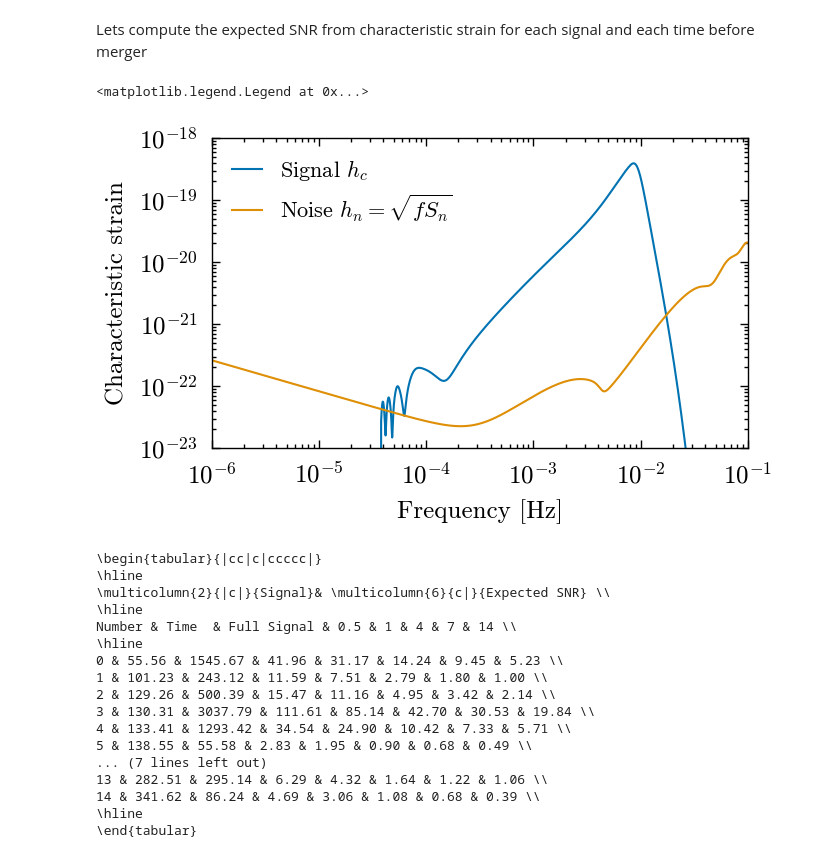
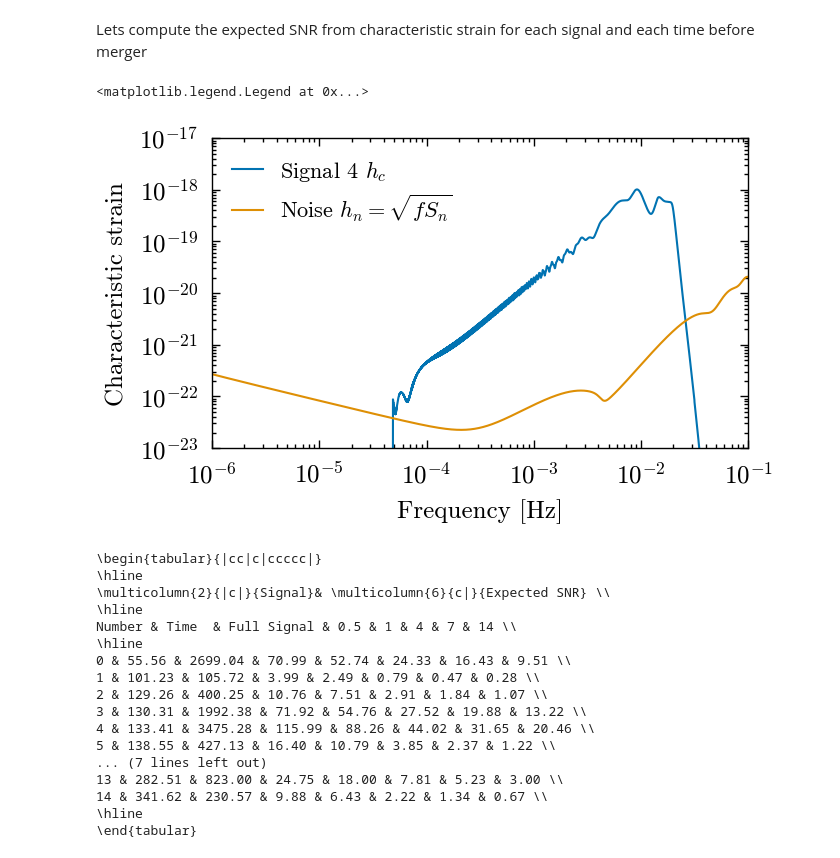
Before and after one commit to icg-gravwaves/lisa_premerger_sangria, a Jupyter notebook: estimate_psds/characteristic_strain.ipynb, the cells around one changed output. Cells and saved outputs as stored; diff of their text form; code cells hidden in the pictures.

```diff
--- a/estimate_psds/characteristic_strain.ipynb
+++ b/estimate_psds/characteristic_strain.ipynb
@@ -47,17 +45,25 @@ time_before_colors[0] = 'k'
 # %%
 
 hc_all = {}
-# lets just use mbhb 4 as an example
+
+
 signals = range(15)
 with h5py.File('characteristic_strain/collected_characteristic_strain.hdf','r') as ccsf:
     freqs = ccsf['frequencies'][:]
+    valid = freqs > 0
+    freqs = freqs[valid]
     delta_f = ccsf.attrs['delta_f']
+
     for sig_num in signals:
         print(f'Signal {sig_num}')
         hc_all[sig_num] = {}
+        grp = ccsf[str(sig_num)]
         for cutoff_day in cutoff_days + [0]:
             hc_all[sig_num][cutoff_day] = \
-                ccsf[str(sig_num)][str(cutoff_day).replace('.','p')][:]
+                np.sqrt(
+                    grp[str(cutoff_day).replace('.','p') + '_A'][valid] ** 2 +
+                    grp[str(cutoff_day).replace('.','p') + '_E'][valid] ** 2
+                )
 # %% [output]
 Signal 0
 Signal 1
@@ -86,22 +92,22 @@ psd[0] = 0
 psd.resize(len(freqs))
 # %%
 
-
+example_signal = 4
 # Plot an example
 hn = np.sqrt(freqs * psd)  # characteristic noise curve
 
 fig, ax  = plt.subplots(1)
 print
-ax.loglog(freqs, hc_all[4][0], label='Signal $h_c$')
+ax.loglog(freqs, hc_all[example_signal][0], label=f'Signal {example_signal} $h_c$')
 ax.loglog(freqs, hn, label='Noise $h_n = \sqrt{f S_n}$')
 ax.set_xlabel('Frequency [Hz]')
 ax.set_ylabel('Characteristic strain')
-ax.set_ylim(1e-23, 1e-18)
+ax.set_ylim(1e-23, 1e-17)
 ax.set_xlim(1e-6, 0.1)
-ax.legend()
+ax.legend(loc='upper left')
 # %% [output]
 <matplotlib.legend.Legend at 0x...>
-[figure, old version]
+[figure, new version]
 # %%
 # Get the truth times
 import ldc.io.hdf5 as hdfio
@@ -122,7 +128,7 @@ for sig_num, days in zip(signals, truth_times_days):
     table_row = f"{sig_num} & {days:.2f}"
     for cutoff_day in [0] + cutoff_days:
         h_c_tbefore  = hc_all[sig_num][cutoff_day]
-        valid = h_c_tbefore > 0
+        valid = hn > 0
         snr2 = np.trapezoid((h_c_tbefore[valid] / hn[valid])**2, np.log(freqs[valid]))
         snr = np.sqrt(snr2)
         table_row += f" & {snr:.2f}"
@@ -141,14 +147,14 @@ with open("../paper/characteristic_strain_table.tex", 'w') as table_file:
 \hline
 Number & Time  & Full Signal & 0.5 & 1 & 4 & 7 & 14 \\
 \hline
-0 & 55.56 & 1545.67 & 41.96 & 31.17 & 14.24 & 9.45 & 5.23 \\
-1 & 101.23 & 243.12 & 11.59 & 7.51 & 2.79 & 1.80 & 1.00 \\
-2 & 129.26 & 500.39 & 15.47 & 11.16 & 4.95 & 3.42 & 2.14 \\
-3 & 130.31 & 3037.79 & 111.61 & 85.14 & 42.70 & 30.53 & 19.84 \\
-4 & 133.41 & 1293.42 & 34.54 & 24.90 & 10.42 & 7.33 & 5.71 \\
-5 & 138.55 & 55.58 & 2.83 & 1.95 & 0.90 & 0.68 & 0.49 \\
+0 & 55.56 & 2699.04 & 70.99 & 52.74 & 24.33 & 16.43 & 9.51 \\
+1 & 101.23 & 105.72 & 3.99 & 2.49 & 0.79 & 0.47 & 0.28 \\
+2 & 129.26 & 400.25 & 10.76 & 7.51 & 2.91 & 1.84 & 1.07 \\
+3 & 130.31 & 1992.38 & 71.92 & 54.76 & 27.52 & 19.88 & 13.22 \\
+4 & 133.41 & 3475.28 & 115.99 & 88.26 & 44.02 & 31.65 & 20.46 \\
+5 & 138.55 & 427.13 & 16.40 & 10.79 & 3.85 & 2.37 & 1.22 \\
 ... (7 lines left out)
-13 & 282.51 & 295.14 & 6.29 & 4.32 & 1.64 & 1.22 & 1.06 \\
-14 & 341.62 & 86.24 & 4.69 & 3.06 & 1.08 & 0.68 & 0.39 \\
+13 & 282.51 & 823.00 & 24.75 & 18.00 & 7.81 & 5.23 & 3.00 \\
+14 & 341.62 & 230.57 & 9.88 & 6.43 & 2.22 & 1.34 & 0.67 \\
 \hline
 \end{tabular}
```
Also changed, not shown: parts of 3 cells of this notebook, 9 other files.
